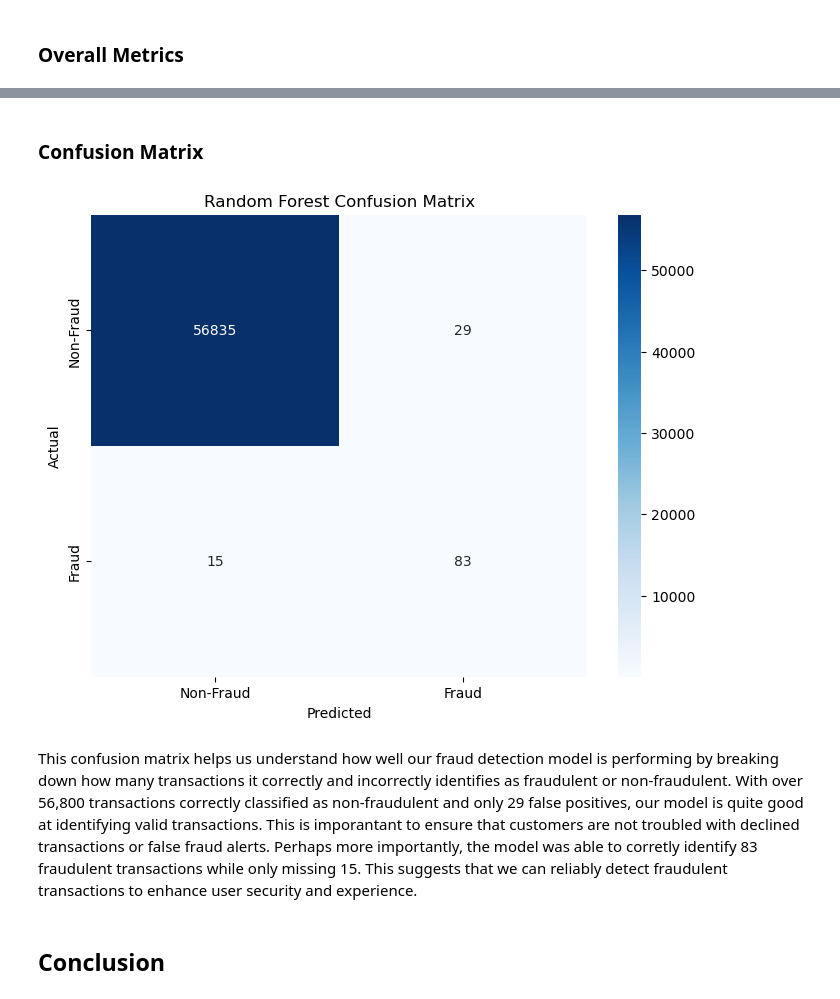
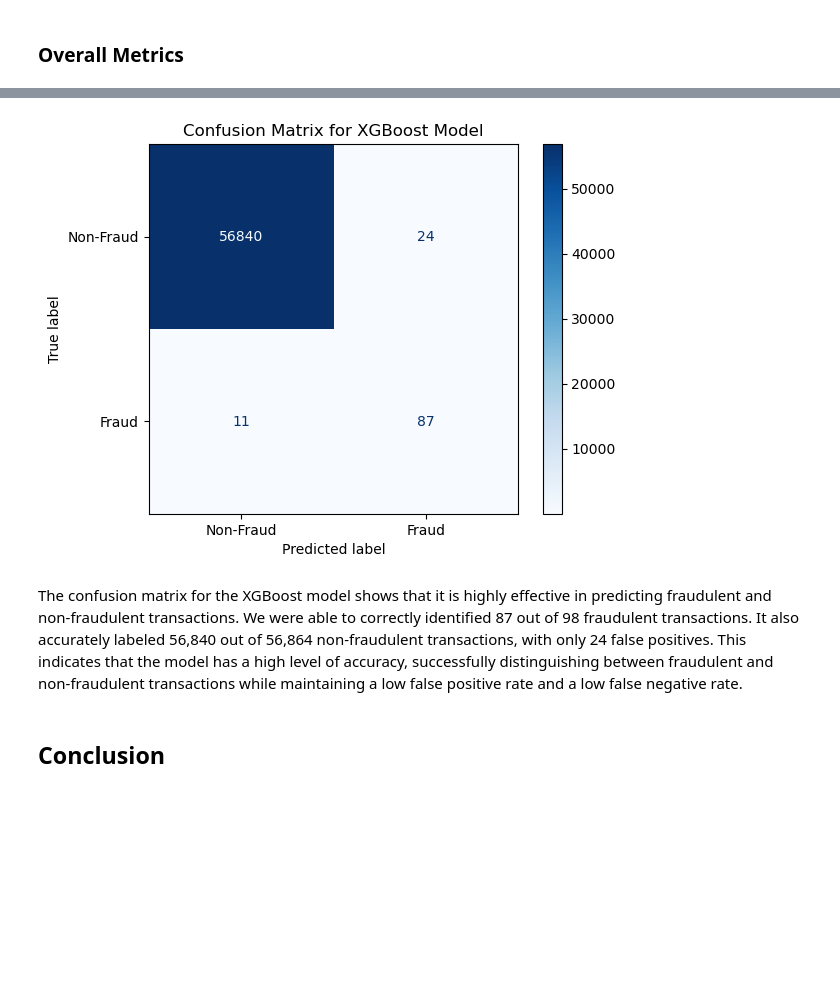
Before and after one commit to ShaneR31/credit-card-fraud-detection, a Jupyter notebook: Notebooks/Credit Card Fraud Detection.ipynb, the cells around one changed output, grey strips where cells are left out. Saved outputs shown, nothing was run; the diff lists cells and outputs as text; code cells hidden in the pictures; blank space fills up the shorter version.

```diff
--- a/Notebooks/Credit Card Fraud Detection.ipynb
+++ b/Notebooks/Credit Card Fraud Detection.ipynb
@@ -358,15 +356 @@ best_params_log_reg, best_params_random_forest, best_params_gradient_boosting, b
-# %%
-# initiate models with best hyperparameters
-log_reg_best = LogisticRegression(random_state=42, **best_params_log_reg)
-random_forest_best = RandomForestClassifier(random_state=42, **best_params_random_forest)
-gradient_boosting_best = GradientBoostingClassifier(random_state=41, **best_params_gradient_boosting)
-xgb_best = XGBClassifier(random_state=41, use_label_encoder=False, eval_metric='logloss', **best_params_xgb)
-
-# List of models with best hyperparameters
-models_best = [
-    ("Logistic Regression", log_reg_best),
-    ("Random Forest", random_forest_best),
-    ("Gradient Boosting", gradient_boosting_best),
-    ("XGBoost", xgb_best)
-]
 # %%
@@ -505,20 +448,19 @@ plt.show()
-# %% [markdown]
-### Confusion Matrix
-# %%
-# Confusion Matrix
-conf_matrix = confusion_matrix(y_test, y_pred)
-
-# Plot Confusion Matrix
-plt.figure(figsize=(8, 6))
-sns.heatmap(conf_matrix, annot=True, fmt='d', cmap='Blues', xticklabels=['Non-Fraud', 'Fraud'], yticklabels=['Non-Fraud', 'Fraud'])
-plt.xlabel('Predicted')
-plt.ylabel('Actual')
-plt.title('Random Forest Confusion Matrix')
-plt.show()
-# %% [output]
-[figure, removed]
-# %% [markdown]
-This confusion matrix helps us understand how well our fraud detection model is performing by breaking down how many transactions it correctly and incorrectly identifies as fraudulent or non-fraudulent. With over 56,800 transactions correctly classified as non-fraudulent and only 29 false positives, our model is quite good at identifying valid transactions. This is imporantant to ensure that customers are not troubled with declined transactions or false fraud alerts. Perhaps more importantly, the model was able to corretly identify 83 fraudulent transactions while only missing 15. This suggests that we can reliably detect fraudulent transactions to enhance user security and experience.
+# %%
+# Predict the labels for the test set
+y_pred_xgb = xgb_best.predict(X_test_scaled)
+
+# Generate the confusion matrix
+cm = confusion_matrix(y_test, y_pred_xgb)
+
+# Display the confusion matrix
+disp = ConfusionMatrixDisplay(confusion_matrix=cm, display_labels=['Non-Fraud', 'Fraud'])
+disp.plot(cmap=plt.cm.Blues)
+plt.title("Confusion Matrix for XGBoost Model")
+plt.show()
+# %% [output]
+[figure, added]
+# %% [markdown]
+The confusion matrix for the XGBoost model shows that it is highly effective in predicting fraudulent and non-fraudulent transactions. We were able to correctly identified 87 out of 98 fraudulent transactions. It also accurately labeled 56,840 out of 56,864 non-fraudulent transactions, with only 24 false positives. This indicates that the model has a high level of accuracy, successfully distinguishing between fraudulent and non-fraudulent transactions while maintaining a low false positive rate and a low false negative rate.
 # %% [markdown]
 ## Conclusion
 # %% [markdown]
```
Also changed, not shown: parts of 26 cells of this notebook, 6 other files.
